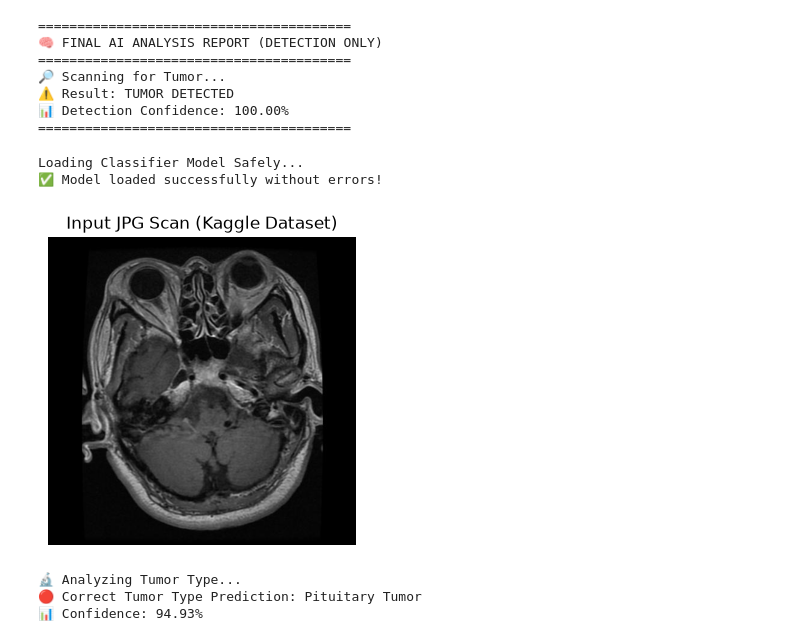
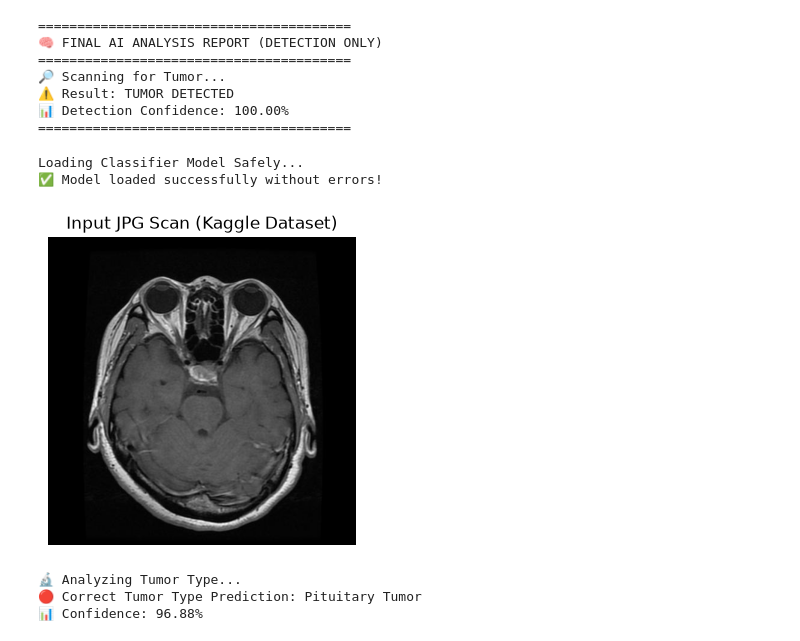
Before and after one commit to sumitkumar7766/Brain-Tumor, a Jupyter notebook: final_output.ipynb, the cells around one changed output. Drawn from its saved outputs; the diff is of its cells as text; code cells hidden in the pictures.

```diff
--- a/final_output.ipynb
+++ b/final_output.ipynb
@@ -171,37 +171,37 @@ except Exception as e:
 CLASS_NAMES = ['Glioma Tumor', 'Meningioma Tumor', 'Healthy (No Tumor)', 'Pituitary Tumor']
 
 # Kaggle ke testing folder se ek asli JPG image uthate hain
-test_jpg_path = 'Classification_dataset/pituitary_tumor/p (2).jpg'
+test_jpg_path = 'Classification_dataset/pituitary_tumor/p (1).jpg'
 
 img = cv2.imread(test_jpg_path)
 
 if img is None:
     print("❌ Error: Image nahi mili. Kripya image ka path check karein.")
 else:
     img_rgb = cv2.cvtColor(img, cv2.COLOR_BGR2RGB)
 
     plt.figure(figsize=(4, 4))
     plt.imshow(img_rgb)
     plt.axis('off')
     plt.title("Input JPG Scan (Kaggle Dataset)")
     plt.show()
 
     img_class = cv2.resize(img_rgb, (224, 224))
     img_class = np.expand_dims(img_class, axis=0)
     img_class = preprocess_input(img_class)
 
     print("\n🔬 Analyzing Tumor Type...")
     class_prediction = classifier_model.predict(img_class, verbose=0)
     best_class_index = np.argmax(class_prediction, axis=1)[0]
     class_confidence = class_prediction[0][best_class_index] * 100
     predicted_tumor_type = CLASS_NAMES[best_class_index]
 
     print(f"🔴 Correct Tumor Type Prediction: {predicted_tumor_type}")
     print(f"📊 Confidence: {class_confidence:.2f}%")
 # %% [output]
 Loading Classifier Model Safely...
 ✅ Model loaded successfully without errors!
-[figure, old version]
+[figure, new version]
 🔬 Analyzing Tumor Type...
 🔴 Correct Tumor Type Prediction: Pituitary Tumor
-📊 Confidence: 94.93%
+📊 Confidence: 96.88%
```
